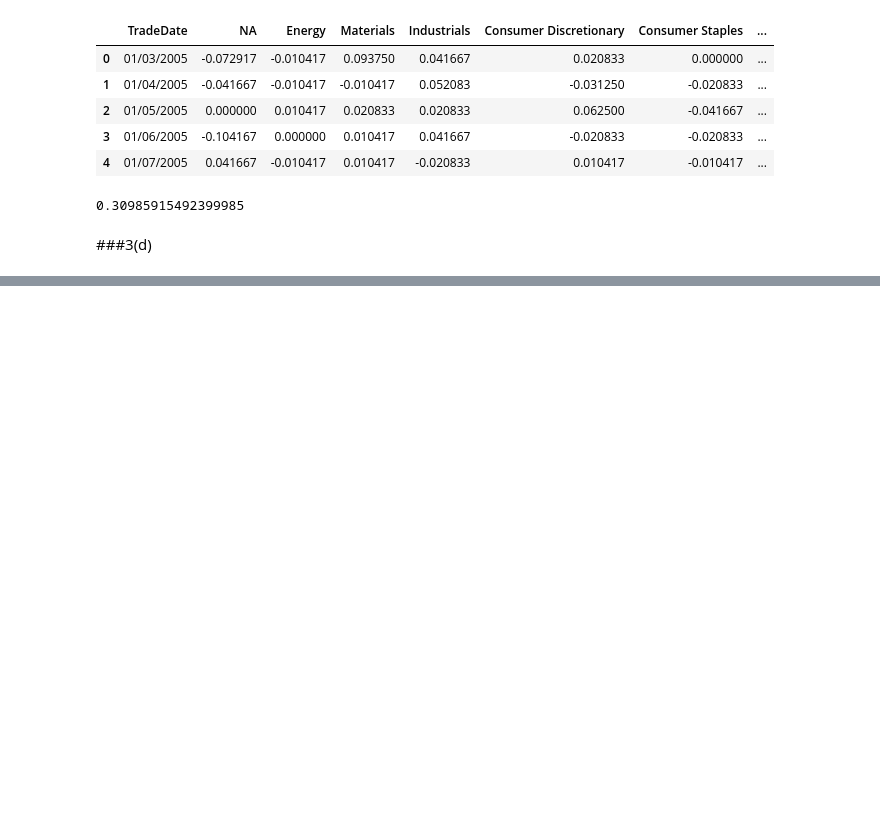
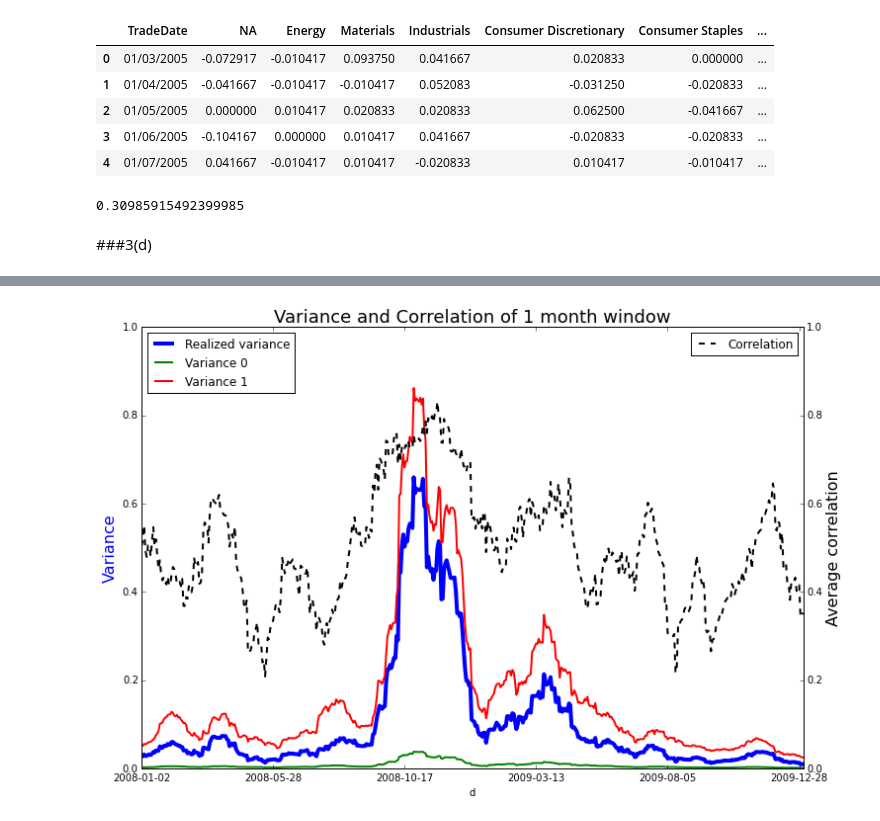
Before and after one commit to haosutang/MIT15.496_Project_C, a Jupyter notebook: Project C.ipynb, the cells around one changed output, grey strips where cells are left out. Saved outputs shown, nothing was run; the diff lists cells and outputs as text; code cells hidden in the pictures; blank space fills up the shorter version.

```diff
--- a/Project C.ipynb
+++ b/Project C.ipynb
@@ -128,0 +218,19 @@ plt.savefig('3d_2.png', format='png')
+# %%
+ax1 = resultdf.plot('d', 'realized_var_1', label='Realized variance', color='b', lw=4)
+resultdf.plot('d', 'var1_0', label='Variance 0', color='g',lw=2, ax=ax1)
+resultdf.plot('d', 'var1_1', label='Variance 1', color='r',lw=2, ax=ax1)
+ax1.set_ylabel('Variance', color='b', fontsize=16)
+ax1.legend(loc=2)
+ax1.set_ylim(0,1)
+ax1.set_title('Variance and Correlation of 1 month window', fontsize=18)
+
+ax2 = ax1.twinx()
+resultdf.plot(x='d', y='rho_1',ax=ax2,color='k', ls='--', lw=2, label='Correlation')
+ax2.set_ylabel('Average correlation', color='k', fontsize=16)
+ax2.set_ylim(0,1)
+plt.gcf().set_size_inches(12, 8)
+plt.xlabel('Date')
+plt.savefig('4_1.png', format='png')
+plt.show()
+# %% [output]
+[figure, added]
```
Also changed, not shown: parts of 17 cells of this notebook, 13 other files.
